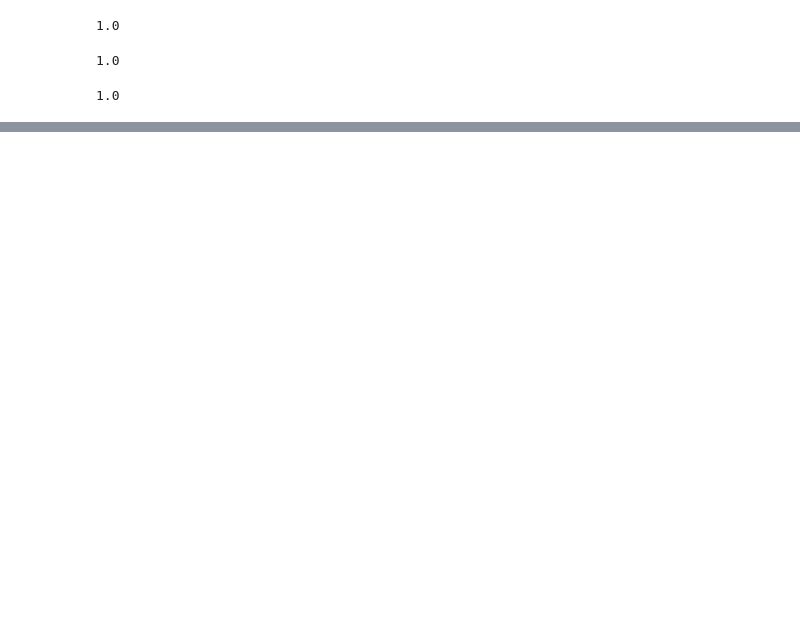
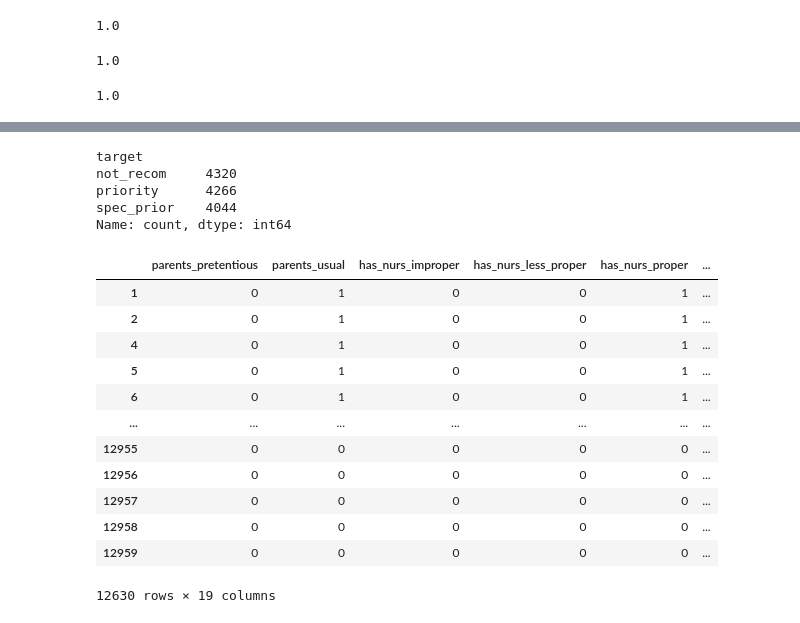
Before and after one commit to johan-preus/ml-project-2, a Jupyter notebook: nursery-random-forest.ipynb, the cells around one changed output, grey strips where cells are left out. Saved outputs shown, nothing was run; the diff lists cells and outputs as text; code cells hidden in the pictures; blank space fills up the shorter version.

Commit message:
update random forest for multiclassification

```diff
--- a/nursery-random-forest.ipynb
+++ b/nursery-random-forest.ipynb
@@ -54,5 +51,5 @@ def isRecommend(val):
         return val
     return 'recommend'
 
-df['target'] = df['target'].apply(isRecommend)
+binary_df['target'] = df['target'].apply(isRecommend)
 # %%
@@ -146,0 +144,3 @@ health_recommended: 0.46287757462127294
+# %%
+multi_df = df.copy()
+multi_df['target'].value_counts()
@@ -146,0 +155,28 @@ health_recommended: 0.46287757462127294
+# %%
+indices = (multi_df['target'] == 'very_recom') | (multi_df['target'] == 'recommend')
+multi_df = multi_df.drop(multi_df[indices].index)
+# %%
+multi_df['target'].value_counts()
+# %% [output]
+target
+not_recom     4320
+priority      4266
+spec_prior    4044
+Name: count, dtype: int64
+# %%
+X = pd.get_dummies(multi_df.drop('target', axis=1), drop_first=True, dtype='int')
+X
+# %% [output]
+|  | parents_pretentious | parents_usual | has_nurs_improper | has_nurs_less_proper | has_nurs_proper | ... |
+| 1 | 0 | 1 | 0 | 0 | 1 | ... |
+| 2 | 0 | 1 | 0 | 0 | 1 | ... |
+| 4 | 0 | 1 | 0 | 0 | 1 | ... |
+| 5 | 0 | 1 | 0 | 0 | 1 | ... |
+| 6 | 0 | 1 | 0 | 0 | 1 | ... |
+| ... | ... | ... | ... | ... | ... | ... |
+| 12955 | 0 | 0 | 0 | 0 | 0 | ... |
+| 12956 | 0 | 0 | 0 | 0 | 0 | ... |
+| 12957 | 0 | 0 | 0 | 0 | 0 | ... |
+| 12958 | 0 | 0 | 0 | 0 | 0 | ... |
+| 12959 | 0 | 0 | 0 | 0 | 0 | ... |
+12630 rows × 19 columns
```
Also changed, not shown: parts of 18 cells of this notebook.
